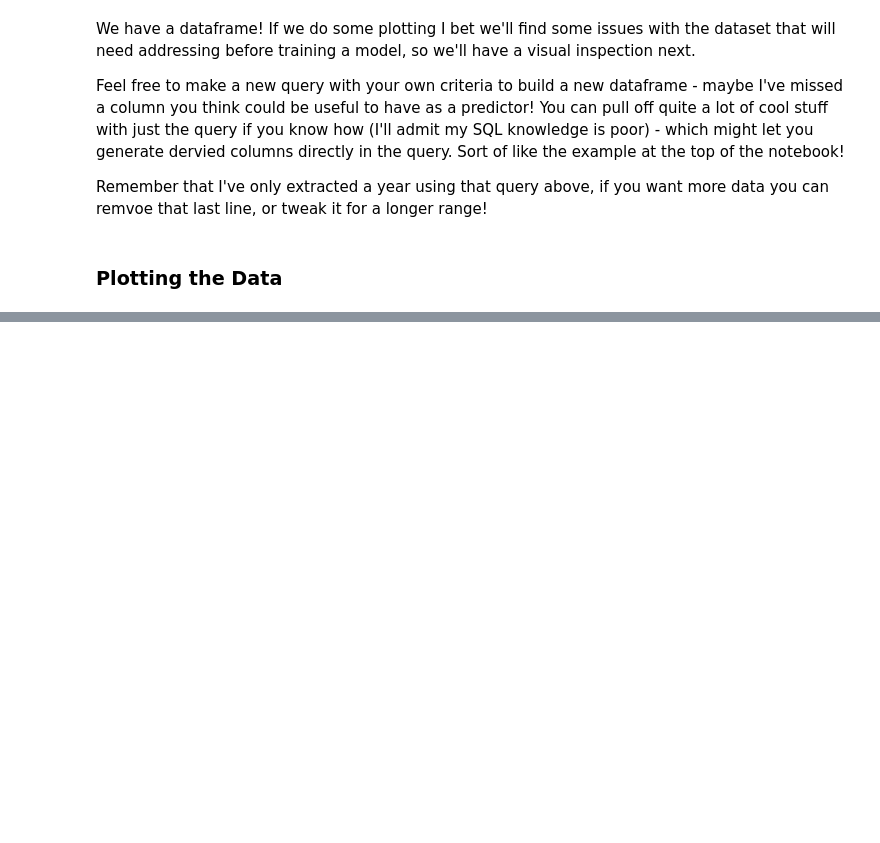
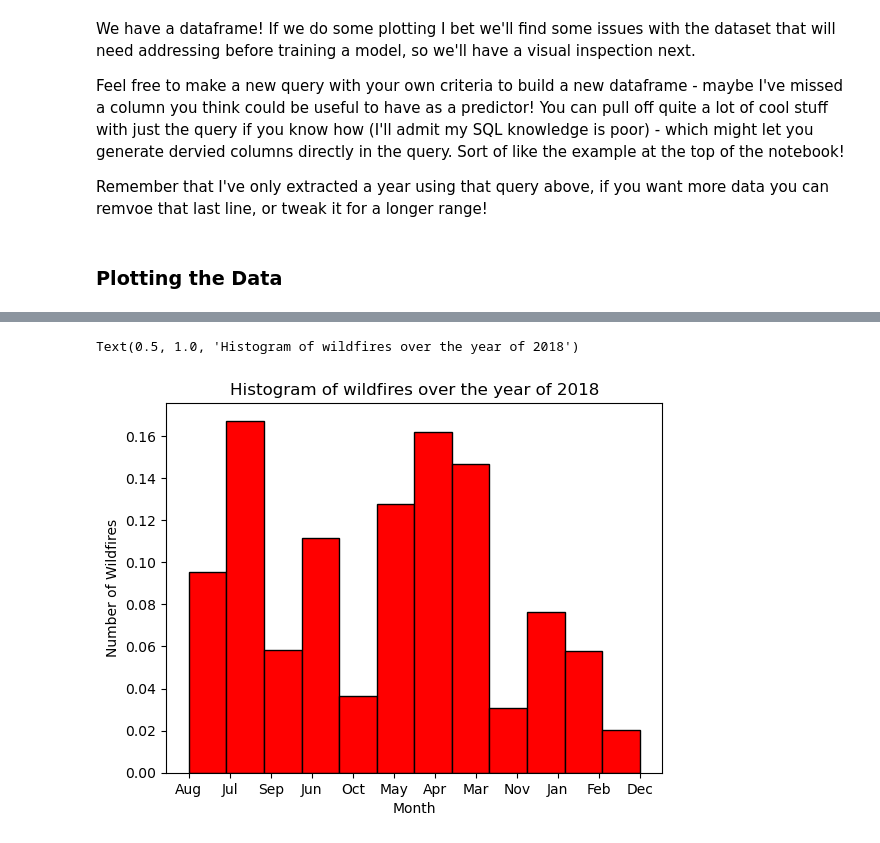
Before and after one commit to alexCranfield/IRP-help, a Jupyter notebook: resources/loading_wildfire.ipynb, the cells around one changed output, grey strips where cells are left out. Cells and saved outputs as stored; diff of their text form; code cells hidden in the pictures; blank space fills up the shorter version.

```diff
--- a/resources/loading_wildfire.ipynb
+++ b/resources/loading_wildfire.ipynb
@@ -140,0 +164,8 @@ Remember that I've only extracted a year using that query above, if you want mor
+# %%
+df["month"] = [calendar.month_abbr[x] for x in pd.DatetimeIndex(df["timestamp"]).month]
+fig, ax = plt.subplots()
+df["month"].hist(bins=len(df["month"].unique()), color="red", density=True, ax=ax, rwidth=1, edgecolor="black", grid=False)
+ax.set_xlabel("Month")
+ax.set_ylabel("Number of Wildfires")
+ax.set_title(f"Histogram of wildfires over the year of {year}")
+# %% [output]
@@ -140,0 +174,2 @@ Remember that I've only extracted a year using that query above, if you want mor
+Text(0.5, 1.0, 'Histogram of wildfires over the year of 2018')
+[figure, added]
```
Also changed, not shown: parts of 23 cells of this notebook, 3 other files.
